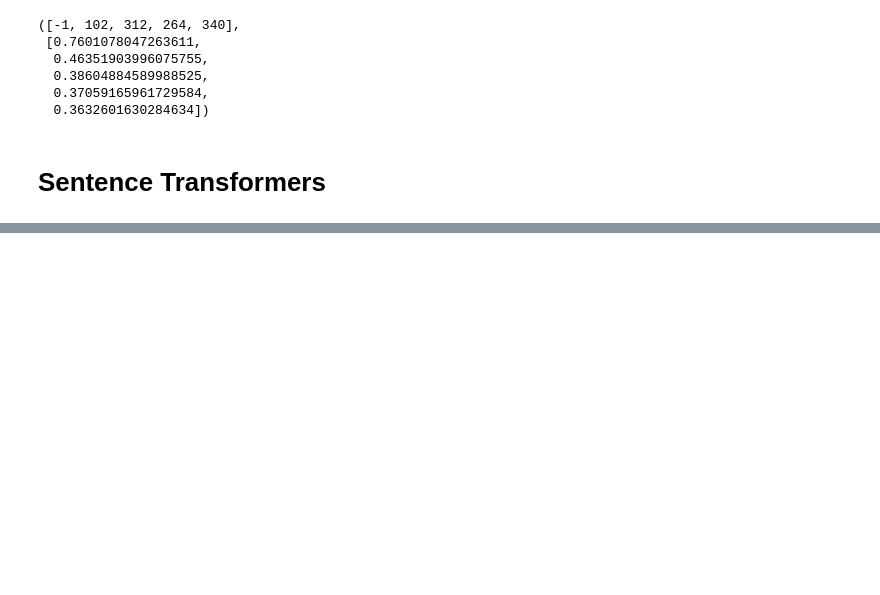
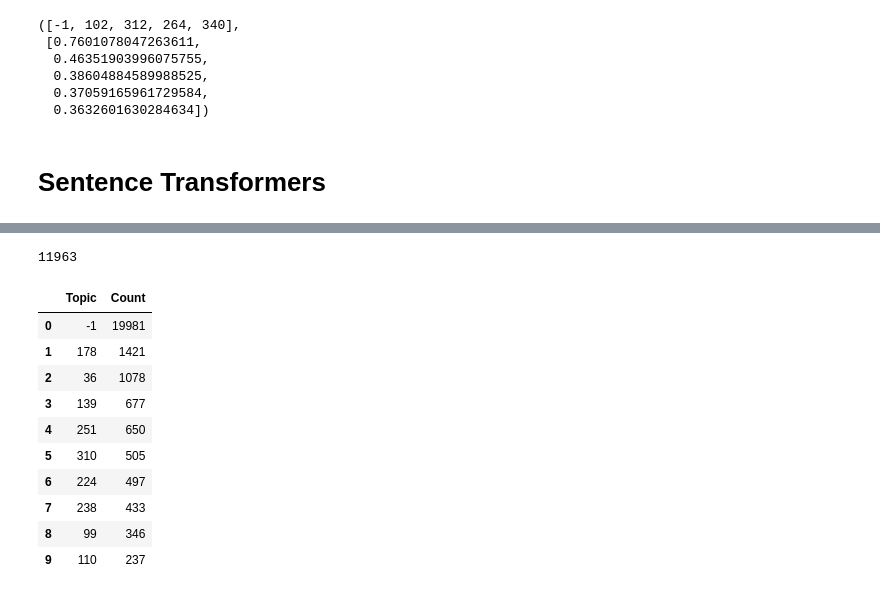
Before and after one commit to zain711/dcipher, a Jupyter notebook: vaccines.ipynb, the cells around one changed output, grey strips where cells are left out. Cells and saved outputs as stored; diff of their text form; code cells hidden in the pictures; blank space fills up the shorter version.

```diff
--- a/vaccines.ipynb
+++ b/vaccines.ipynb
@@ -351,14 +511,33 @@ from torch.utils.data import DataLoader
 from torch import nn
 
 # Use BERT for mapping tokens to embeddings
-word_embedding_model = models.Transformer('bert-base-uncased')
-
-# Apply mean pooling to get one fixed sized sentence vector
-pooling_model = models.Pooling(word_embedding_model.get_word_embedding_dimension())
-
-sentence_model = SentenceTransformer(modules=[word_embedding_model, pooling_model])
-embeddings = sentence_model.encode(docs, show_progress_bar=True)
+word_model = SentenceTransformer('bert-base-uncased')
+embeddings = word_model.encode(my_tokens, show_progress_bar=True)
 # %%
-topic_model = BERTopic(nr_topics = 10, calculate_probabilities=True)
+topic_model_st = BERTopic(nr_topics = 10, calculate_probabilities=True, embedding_model = [embeddings])
+# %%
+len(docs_clean)
+# %% [output]
+11963
 # %%
-topics, probabilities = topic_model.fit_transform(docs_clean, embeddings)
+topics, probabilities = topic_model_st.fit_transform(docs_clean_old)
+# %%
+#remove stop words and change n-gram range
+from sklearn.feature_extraction.text import CountVectorizer
+cv = CountVectorizer(ngram_range=(1, 1), stop_words="english")
+
+topic_model_st.update_topics(docs_clean_old, topics, vectorizer_model=cv)
+# %%
+topic_model_st.get_topic_freq().head(10)
+# %% [output]
+|  | Topic | Count |
+| 0 | -1 | 19981 |
+| 1 | 178 | 1421 |
+| 2 | 36 | 1078 |
+| 3 | 139 | 677 |
+| 4 | 251 | 650 |
+| 5 | 310 | 505 |
+| 6 | 224 | 497 |
+| 7 | 238 | 433 |
+| 8 | 99 | 346 |
+| 9 | 110 | 237 |
```
Also changed, not shown: parts of 77 cells of this notebook.
